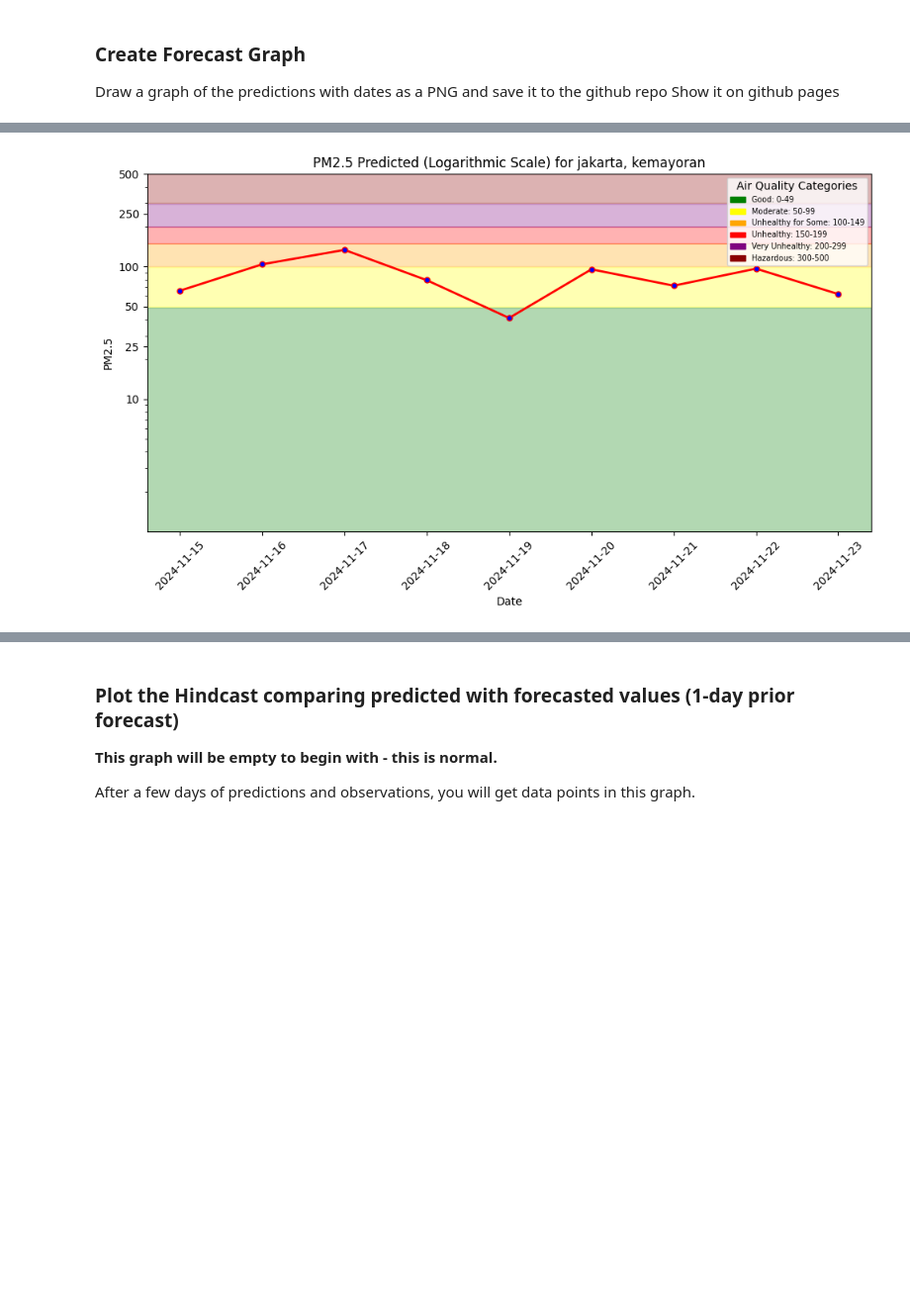
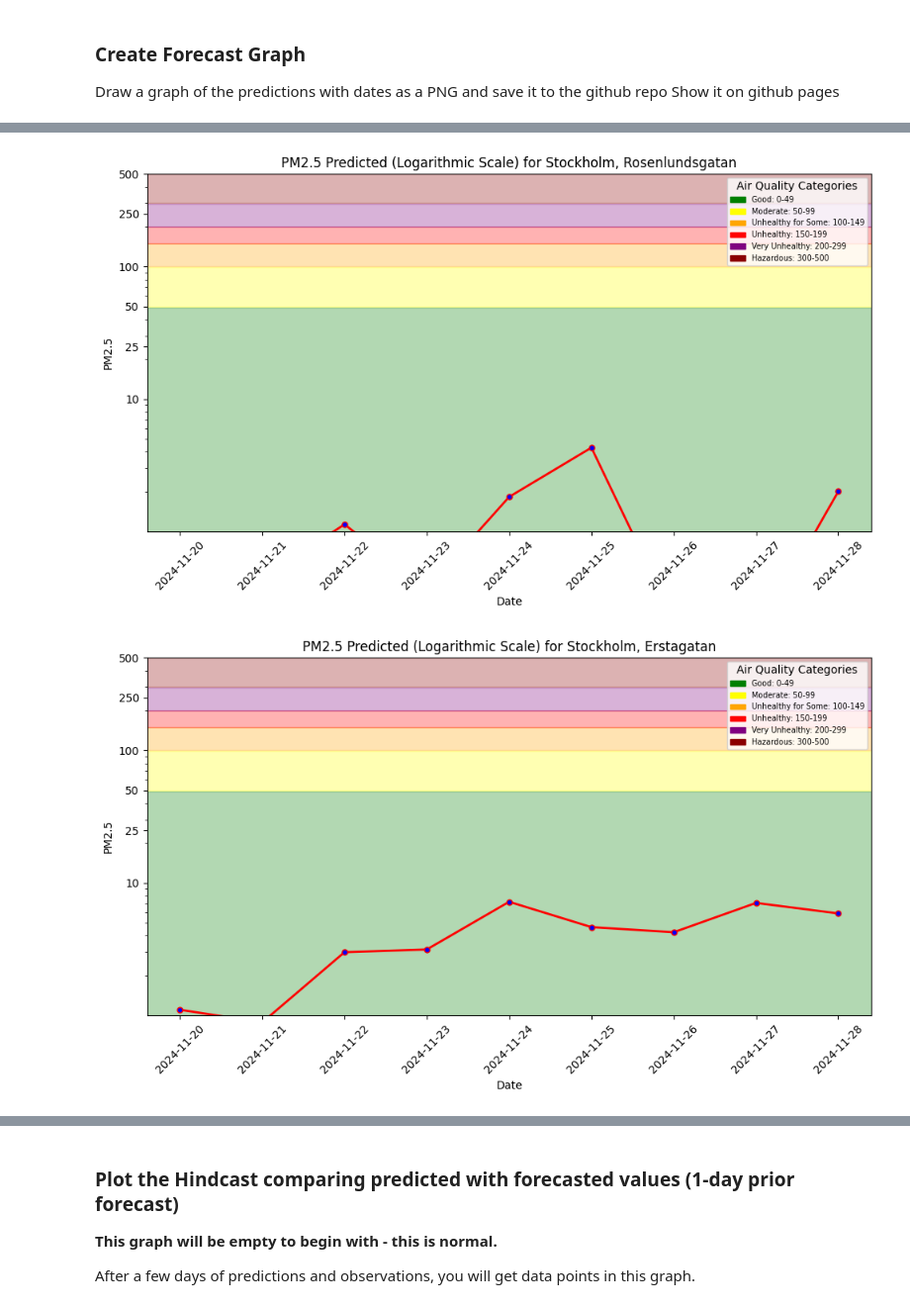
Before and after one commit to eronariodito/Lab1-ID2223, a Jupyter notebook: notebooks/ch03/4_air_quality_batch_inference.ipynb, the cells around one changed output, grey strips where cells are left out. Shown at 99% size. Drawn from its saved outputs; the diff is of its cells as text; code cells hidden in the pictures; blank space fills up the shorter version.

```diff
--- a/notebooks/ch03/4_air_quality_batch_inference.ipynb
+++ b/notebooks/ch03/4_air_quality_batch_inference.ipynb
@@ -90,10 +114,11 @@ XGBRegressor(base_score='9.058322E1', booster='gbtree', callbacks=None,
 # %% [markdown]
 ## <span style="color:#ff5f27;">✨ Get Weather Forecast Features with Feature View   </span>
 # %%
-weather_fg = fs.get_feature_group(
-    name='weather',
-    version=1,
-)
-batch_data = weather_fg.filter(weather_fg.date >= today).read()
-batch_data
+for key, inner_dict in meta_dict.items():
+    inner_dict['weather_fg'] = fs.get_feature_group(
+        name='weather_' + inner_dict['Street'].lower(),
+        version=1,
+    )
+    inner_dict['batch_data'] = inner_dict['weather_fg'].filter(inner_dict['weather_fg'].date >= today).read()
+    inner_dict['batch_data']
 # %% [output]
@@ -111,6 +129,7 @@ Finished: Reading data from Hopsworks, using Hopsworks Feature Query Service (0.
 # %% [markdown]
 ### <span style="color:#ff5f27;">🤖 Making the predictions</span>
 # %%
-batch_data['predicted_pm25'] = retrieved_xgboost_model.predict(
-    batch_data[['temperature_2m_mean', 'precipitation_sum', 'wind_speed_10m_max', 'wind_direction_10m_dominant']])
-batch_data
+for key, inner_dict in meta_dict.items():
+    inner_dict['batch_data']['predicted_pm25'] = inner_dict['retrieved_xgboost_model'].predict(
+        inner_dict['batch_data'][['temperature_2m_mean', 'precipitation_sum', 'wind_speed_10m_max', 'wind_direction_10m_dominant']])
+    inner_dict['batch_data']['predicted_pm25'] = inner_dict['batch_data']['predicted_pm25'].clip(lower=0)
@@ -145,10 +149,10 @@ memory usage: 456.0+ bytes
 # %% [markdown]
 ### <span style="color:#ff5f27;">🤖 Saving the predictions (for monitoring) to a Feature Group</span>
 # %%
-batch_data['street'] = street
-batch_data['city'] = city
-batch_data['country'] = country
-# Fill in the number of days before the date on which you made the forecast (base_date)
-batch_data['days_before_forecast_day'] = range(1, len(batch_data)+1)
-batch_data = batch_data.sort_values(by=['date'])
-batch_data
+for key, inner_dict in meta_dict.items():
+    inner_dict['batch_data']['street'] = str(inner_dict['Street'])
+    inner_dict['batch_data']['city'] = str(inner_dict['City'])
+    inner_dict['batch_data']['country'] = str(inner_dict['Country'])
+    # Fill in the number of days before the date on which you made the forecast (base_date)
+    inner_dict['batch_data']['days_before_forecast_day'] = range(1, len(inner_dict['batch_data'])+1)
+    inner_dict['batch_data'] = inner_dict['batch_data'].sort_values(by=['date'])
@@ -188,7 +181,8 @@ memory usage: 612.0+ bytes
 Draw a graph of the predictions with dates as a PNG and save it to the github repo
 Show it on github pages
 # %%
-file_path = "../../docs/air-quality/assets/img/pm25_forecast.png"
-plt = util.plot_air_quality_forecast(city, street, batch_data, file_path)
-plt.show()
+for key, inner_dict in meta_dict.items():
+    file_path = "../../docs/air-quality/assets/img/pm25_forecast_" + inner_dict['Street'].lower() + ".png"
+    plt = util.plot_air_quality_forecast(inner_dict['City'],  inner_dict['Street'],  inner_dict['batch_data'], file_path)
+    plt.show()
 # %% [output]
@@ -196 +190,2 @@ plt.show()
-[figure, old version]
+[figure, new version]
+[figure, added]
```
Also changed, not shown: parts of 24 cells of this notebook, 33 other files.
